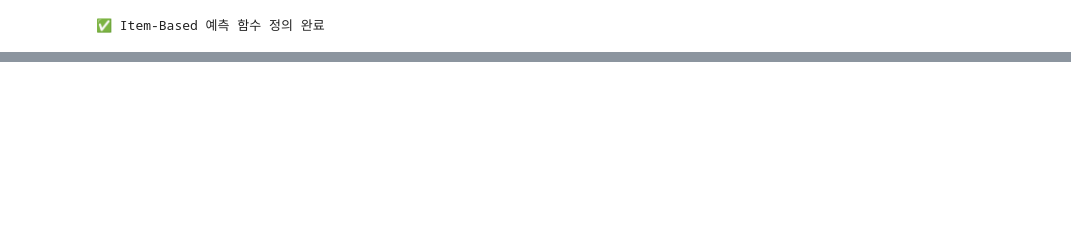
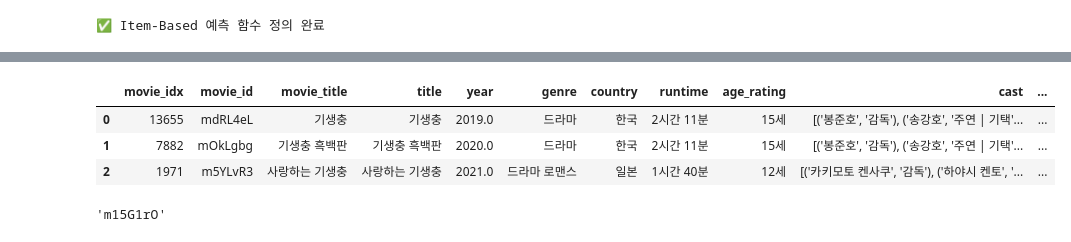
Before and after one commit to mkk4726/movie_recommendation, a Jupyter notebook: modeling/notebooks/modeling_with_interaction.ipynb, the cells around one changed output, grey strips where cells are left out. Saved outputs shown, nothing was run; the diff lists cells and outputs as text; code cells hidden in the pictures; blank space fills up the shorter version.

```diff
--- a/modeling/notebooks/modeling_with_interaction.ipynb
+++ b/modeling/notebooks/modeling_with_interaction.ipynb
@@ -1161,0 +1252,21 @@ find_similar_movies(movie_id='mJ5x8x5', item_similarity=item_similarity, id_mapp
+# %%
+from modeling.utils.data import find_movie_id_by_title
+from data_scraping.common.data_loader import load_movie_data
+import pandas as pd
+
+movie_name = "기생충"
+
+movie_df = load_movie_data()
+
+searched_df = find_movie_id_by_title(movie_name, mapped_df)
+searched_df = pd.merge(searched_df, movie_df, on='movie_id', how='left')
+searched_df
+# %% [output]
+|  | movie_idx | movie_id | movie_title | title | year | genre | country | runtime | age_rating | cast | ... |
+| 0 | 13655 | mdRL4eL | 기생충 | 기생충 | 2019.0 | 드라마 | 한국 | 2시간 11분 | 15세 | [('봉준호', '감독'), ('송강호', '주연 | 기택'... | ... |
+| 1 | 7882 | mOkLgbg | 기생충 흑백판 | 기생충 흑백판 | 2020.0 | 드라마 | 한국 | 2시간 11분 | 15세 | [('봉준호', '감독'), ('송강호', '주연 | 기택'... | ... |
+| 2 | 1971 | m5YLvR3 | 사랑하는 기생충 | 사랑하는 기생충 | 2021.0 | 드라마 로맨스 | 일본 | 1시간 40분 | 12세 | [('카키모토 켄사쿠', '감독'), ('하야시 켄토', '... | ... |
+# %%
+id_mapping.idx_to_movie[0]
+# %% [output]
+'m15G1rO'
```
Also changed, not shown: parts of 29 cells of this notebook, 15 other files.
